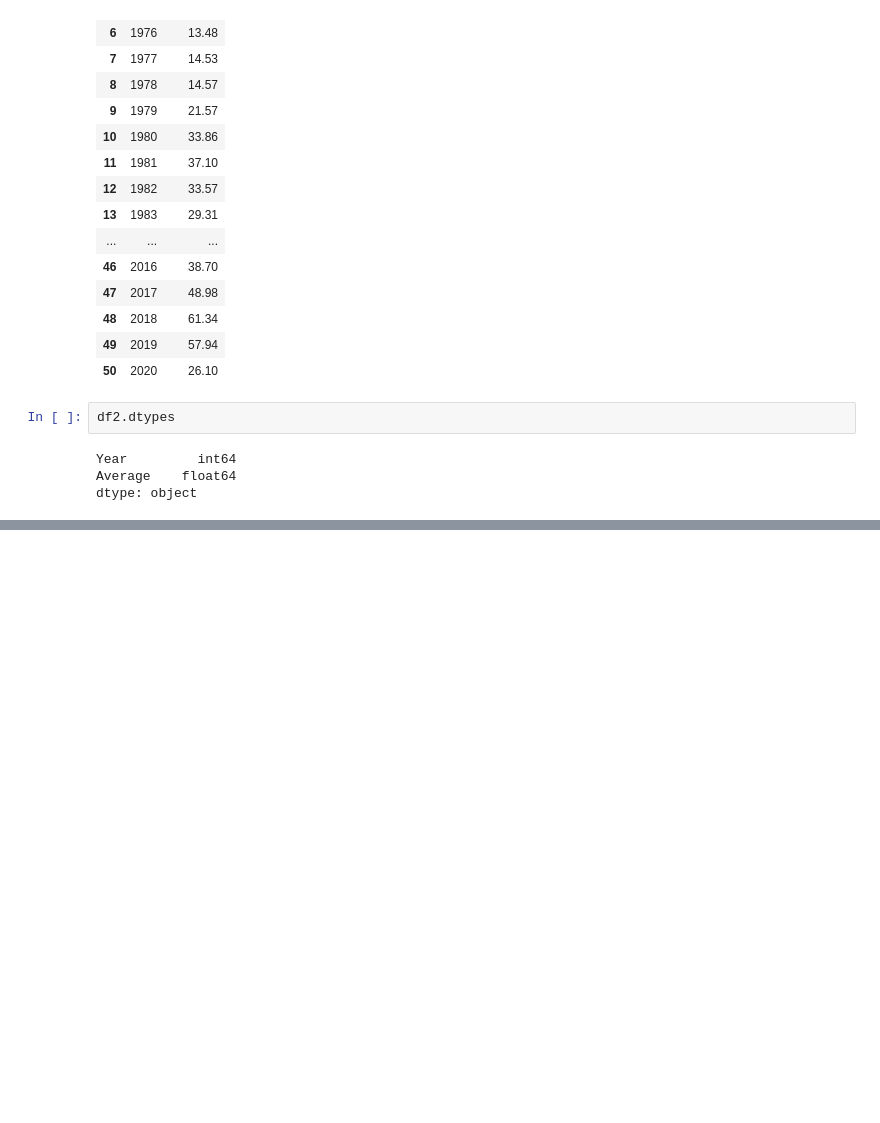
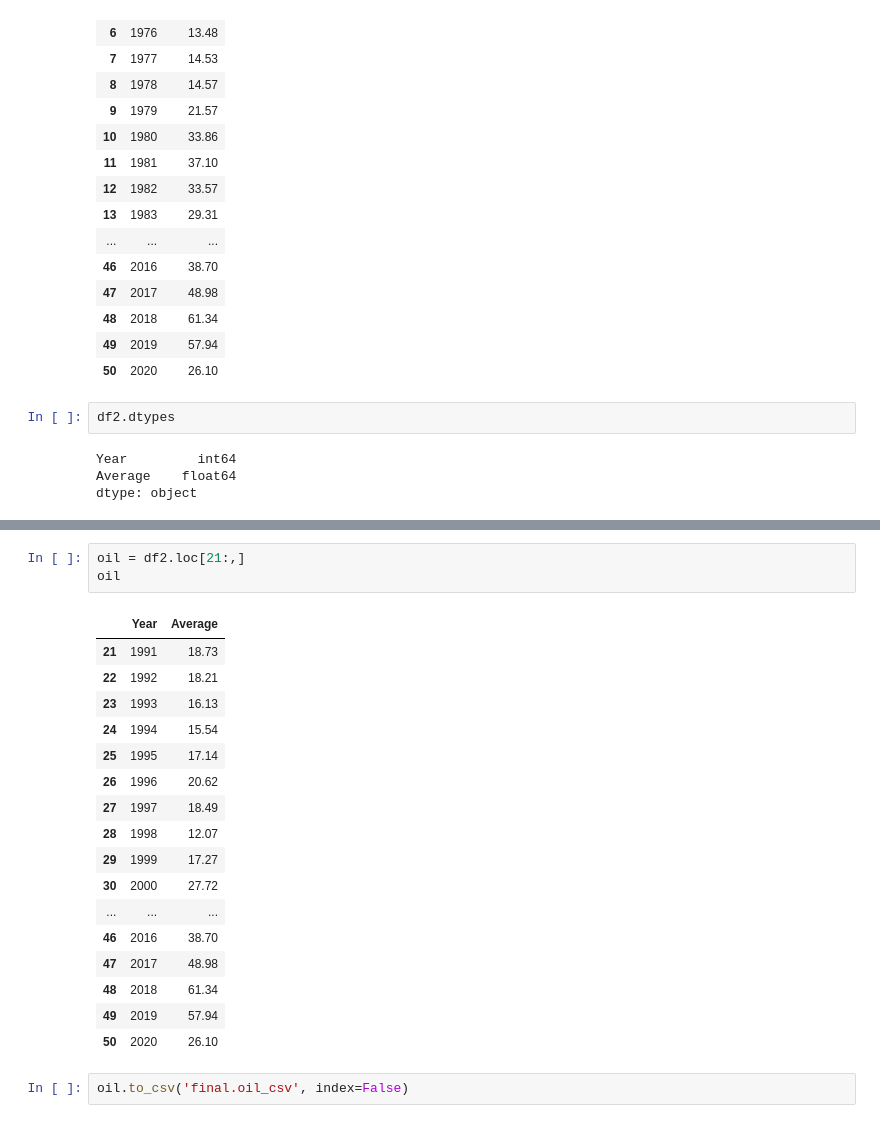
Before and after one commit to Ayomi-tech/Silver-Price-and-Oil-Price-interaction, a Jupyter notebook: New Scraping code Behrooz to test.ipynb, the cells around one changed output, grey strips where cells are left out. Saved outputs shown, nothing was run; the diff lists cells and outputs as text; blank space fills up the shorter version.

```diff
--- a/New Scraping code Behrooz to test.ipynb
+++ b/New Scraping code Behrooz to test.ipynb
@@ -128,0 +146,23 @@ df1.to_csv('csv_B', index=False)
+# %%
+oil = df2.loc[21:,]
+oil
+# %% [output]
+|  | Year | Average |
+| 21 | 1991 | 18.73 |
+| 22 | 1992 | 18.21 |
+| 23 | 1993 | 16.13 |
+| 24 | 1994 | 15.54 |
+| 25 | 1995 | 17.14 |
+| 26 | 1996 | 20.62 |
+| 27 | 1997 | 18.49 |
+| 28 | 1998 | 12.07 |
+| 29 | 1999 | 17.27 |
+| 30 | 2000 | 27.72 |
+| ... | ... | ... |
+| 46 | 2016 | 38.70 |
+| 47 | 2017 | 48.98 |
+| 48 | 2018 | 61.34 |
+| 49 | 2019 | 57.94 |
+| 50 | 2020 | 26.10 |
+# %%
+oil.to_csv('final.oil_csv', index=False)
```
Also changed, not shown: parts of 11 cells of this notebook, 3 other files.
